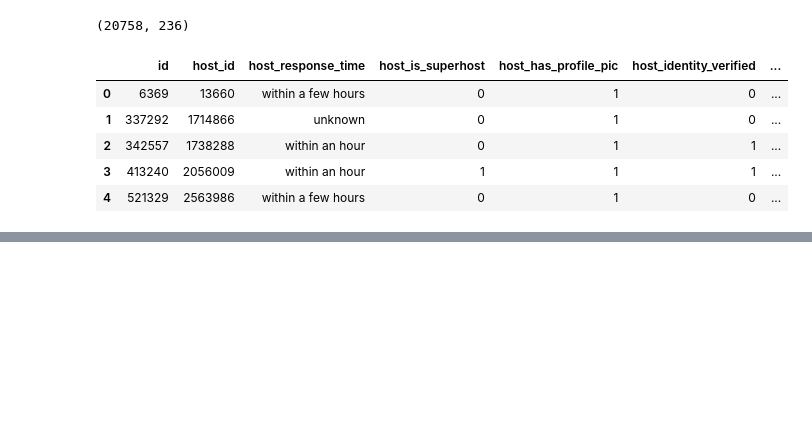
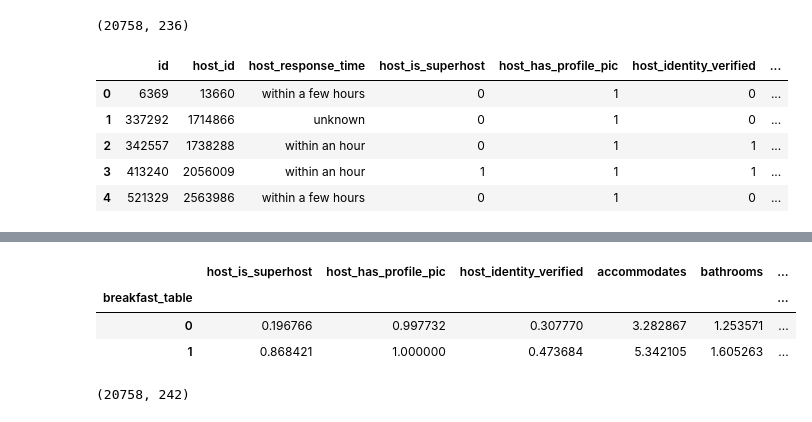
Before and after one commit to PedroVidales/Proyecto-Final_, a Jupyter notebook: main/Retoques.ipynb, the cells around one changed output, grey strips where cells are left out. Drawn from its saved outputs; the diff is of its cells as text; code cells hidden in the pictures; blank space fills up the shorter version.

```diff
--- a/main/Retoques.ipynb
+++ b/main/Retoques.ipynb
@@ -176,0 +292,11 @@ plt.show()
+# %%
+lis.groupby('breakfast_table').mean()
+# %% [output]
+|  | host_is_superhost | host_has_profile_pic | host_identity_verified | accommodates | bathrooms | ... |
+| breakfast_table |  |  |  |  |  | ... |
+| 0 | 0.196766 | 0.997732 | 0.307770 | 3.282867 | 1.253571 | ... |
+| 1 | 0.868421 | 1.000000 | 0.473684 | 5.342105 | 1.605263 | ... |
+# %%
+lis.shape
+# %% [output]
+(20758, 242)
```
Also changed, not shown: parts of 25 cells of this notebook, 4 other files.
